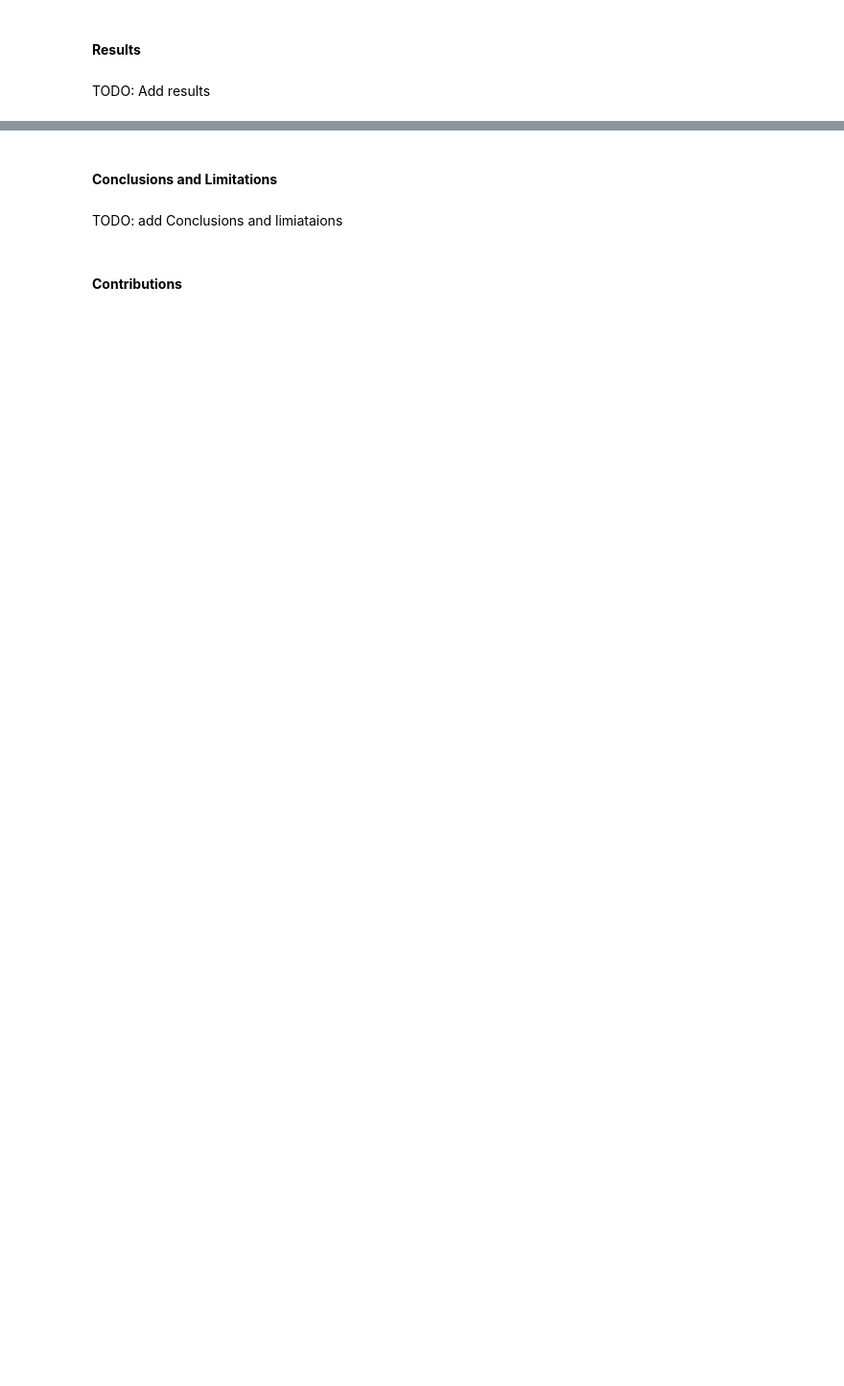
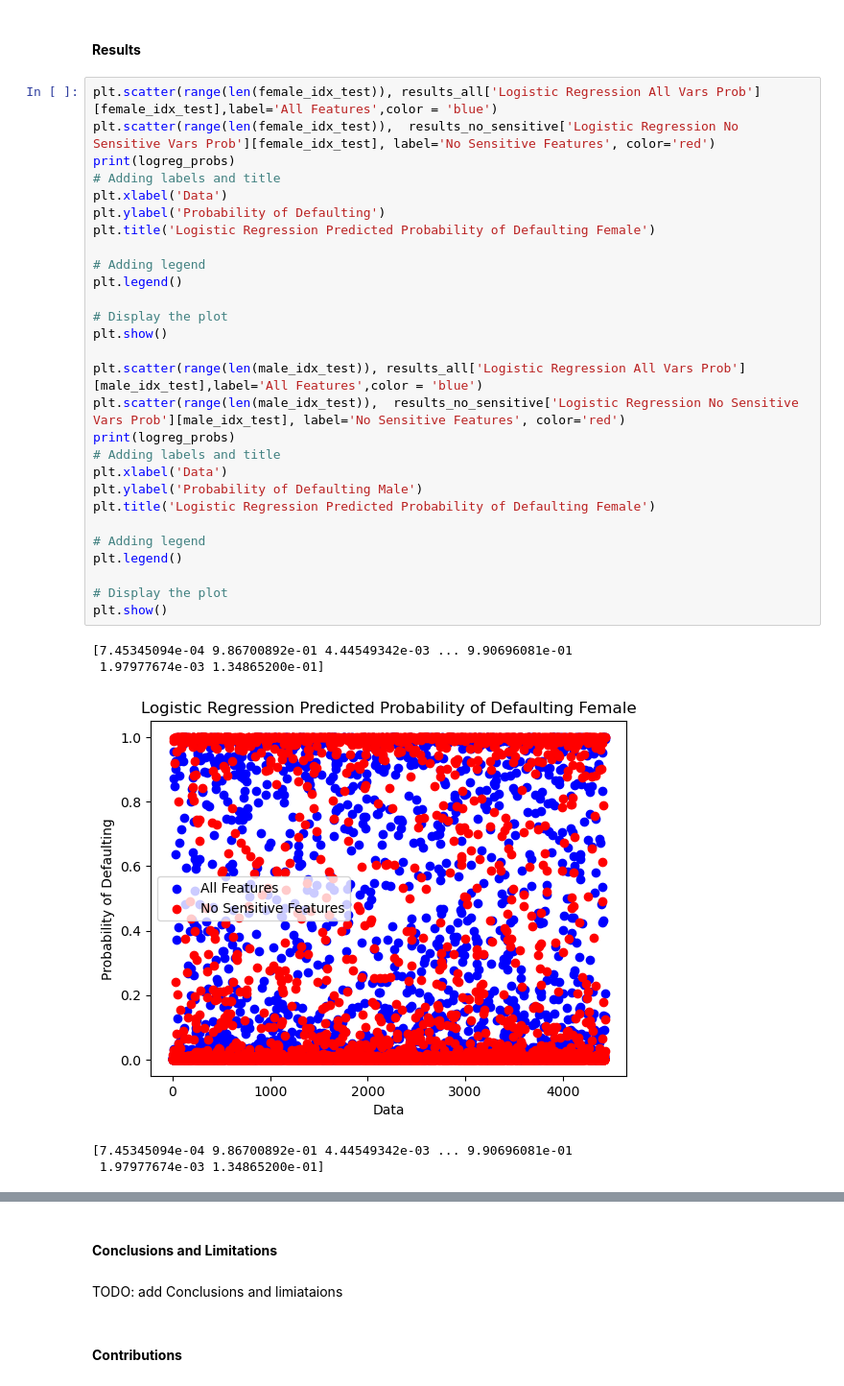
Before and after one commit to dylancvb/credit_risk_prediction, a Jupyter notebook: phase3.ipynb, the cells around one changed output, grey strips where cells are left out. Shown at 96% size. Saved outputs shown, nothing was run; the diff lists cells and outputs as text; blank space fills up the shorter version.

Commit message:
added results

```diff
--- a/phase3.ipynb
+++ b/phase3.ipynb
@@ -519,4 +526,36 @@ plt.show()
 # %% [markdown]
 #### **Results**
-# %% [markdown]
-TODO: Add results
+# %%
+plt.scatter(range(len(female_idx_test)), results_all['Logistic Regression All Vars Prob'][female_idx_test],label='All Features',color = 'blue')
+plt.scatter(range(len(female_idx_test)),  results_no_sensitive['Logistic Regression No Sensitive Vars Prob'][female_idx_test], label='No Sensitive Features', color='red')
+print(logreg_probs)
+# Adding labels and title
+plt.xlabel('Data')
+plt.ylabel('Probability of Defaulting')
+plt.title('Logistic Regression Predicted Probability of Defaulting Female')
+
+# Adding legend
+plt.legend()
+
+# Display the plot
+plt.show()
+
+plt.scatter(range(len(male_idx_test)), results_all['Logistic Regression All Vars Prob'][male_idx_test],label='All Features',color = 'blue')
+plt.scatter(range(len(male_idx_test)),  results_no_sensitive['Logistic Regression No Sensitive Vars Prob'][male_idx_test], label='No Sensitive Features', color='red')
+print(logreg_probs)
+# Adding labels and title
+plt.xlabel('Data')
+plt.ylabel('Probability of Defaulting Male')
+plt.title('Logistic Regression Predicted Probability of Defaulting Female')
+
+# Adding legend
+plt.legend()
+
+# Display the plot
+plt.show()
+# %% [output]
+[7.45345094e-04 9.86700892e-01 4.44549342e-03 ... 9.90696081e-01
+ 1.97977674e-03 1.34865200e-01]
+[figure, added]
+[7.45345094e-04 9.86700892e-01 4.44549342e-03 ... 9.90696081e-01
+ 1.97977674e-03 1.34865200e-01]
```
Also changed, not shown: parts of 14 cells of this notebook.
